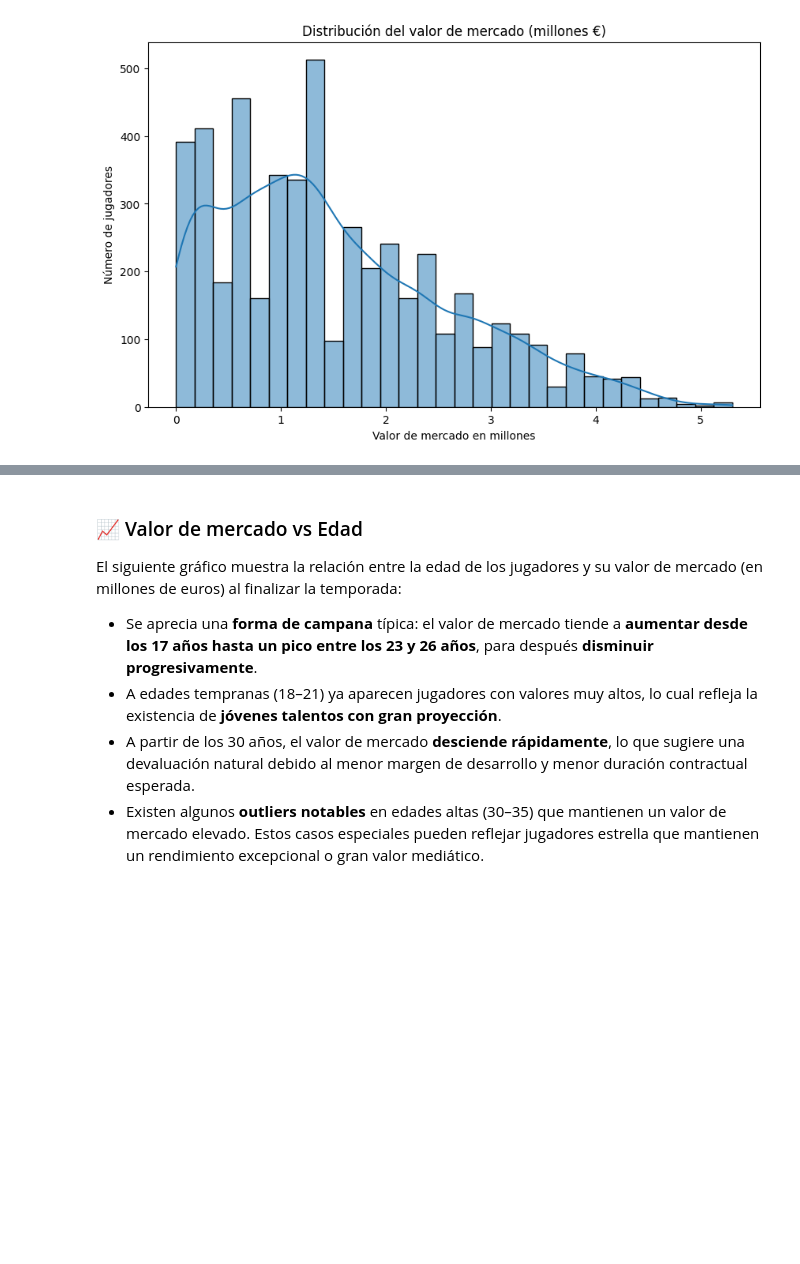
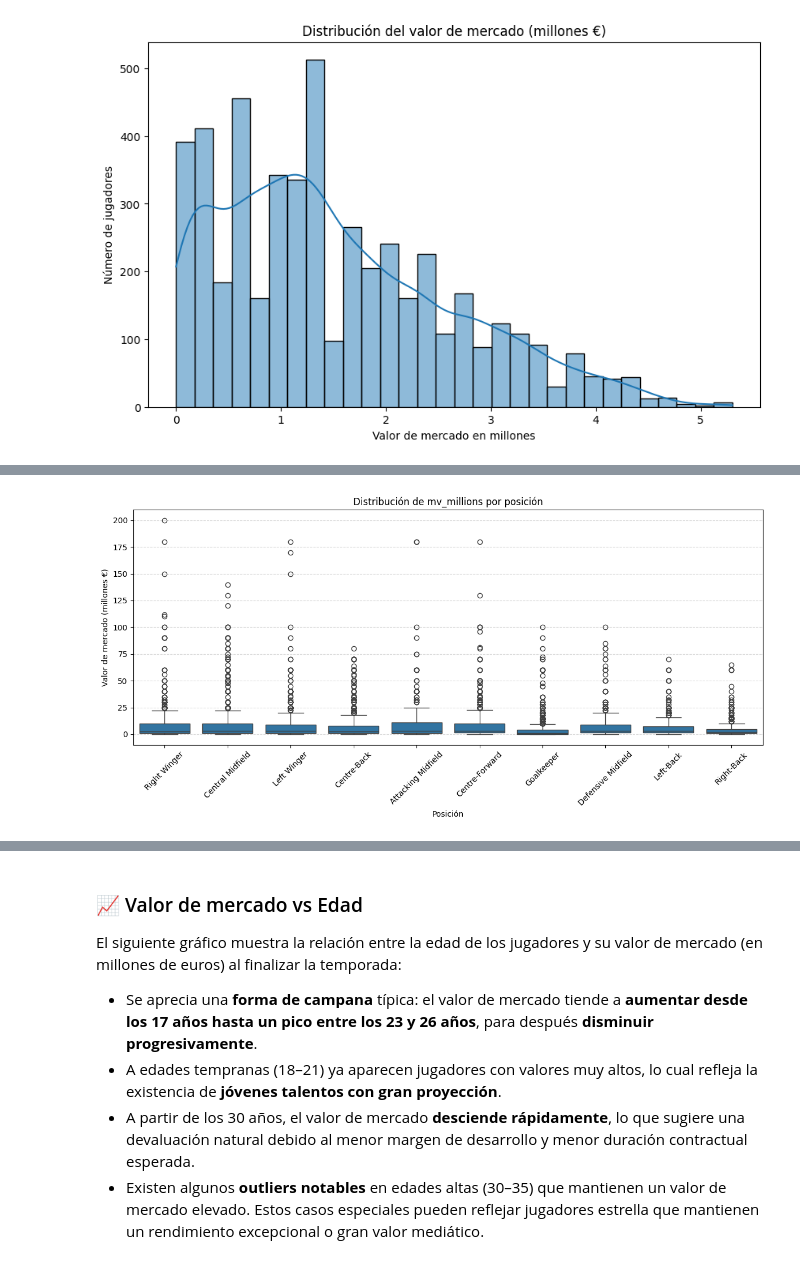
Before and after one commit to JorgeBailez/Transfer_Genius, a Jupyter notebook: EDA/eda_laliga.ipynb, the cells around one changed output, grey strips where cells are left out. Drawn from its saved outputs; the diff is of its cells as text; code cells hidden in the pictures; blank space fills up the shorter version.

```diff
--- a/EDA/eda_laliga.ipynb
+++ b/EDA/eda_laliga.ipynb
@@ -817 +840,14 @@ Name: mv_millions, dtype: float64
+# %%
+# 1) Boxplot del valor de mercado por posición
+plt.figure(figsize=(12,6))
+sns.boxplot(data=df, x='pos10', y='mv_millions')
+plt.xticks(rotation=45)
+plt.xlabel('Posición')
+plt.ylabel('Valor de mercado (millones €)')
+plt.title('Distribución de mv_millions por posición')
+plt.grid(axis='y', linestyle='--', alpha=0.5)
+plt.tight_layout()
+plt.show()
+# %% [output]
+[figure, added]
 # %%
```
Also changed, not shown: parts of 26 cells of this notebook.
